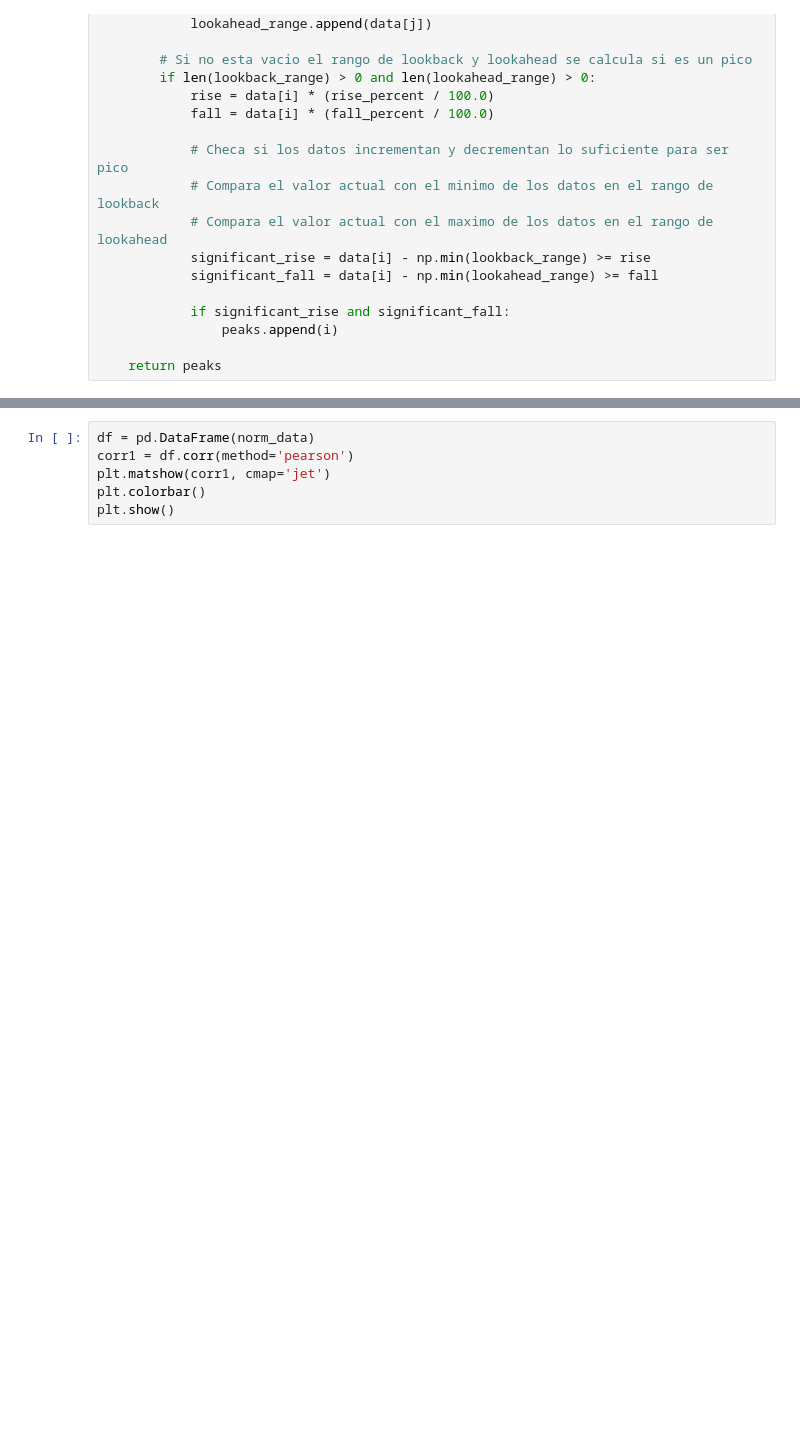
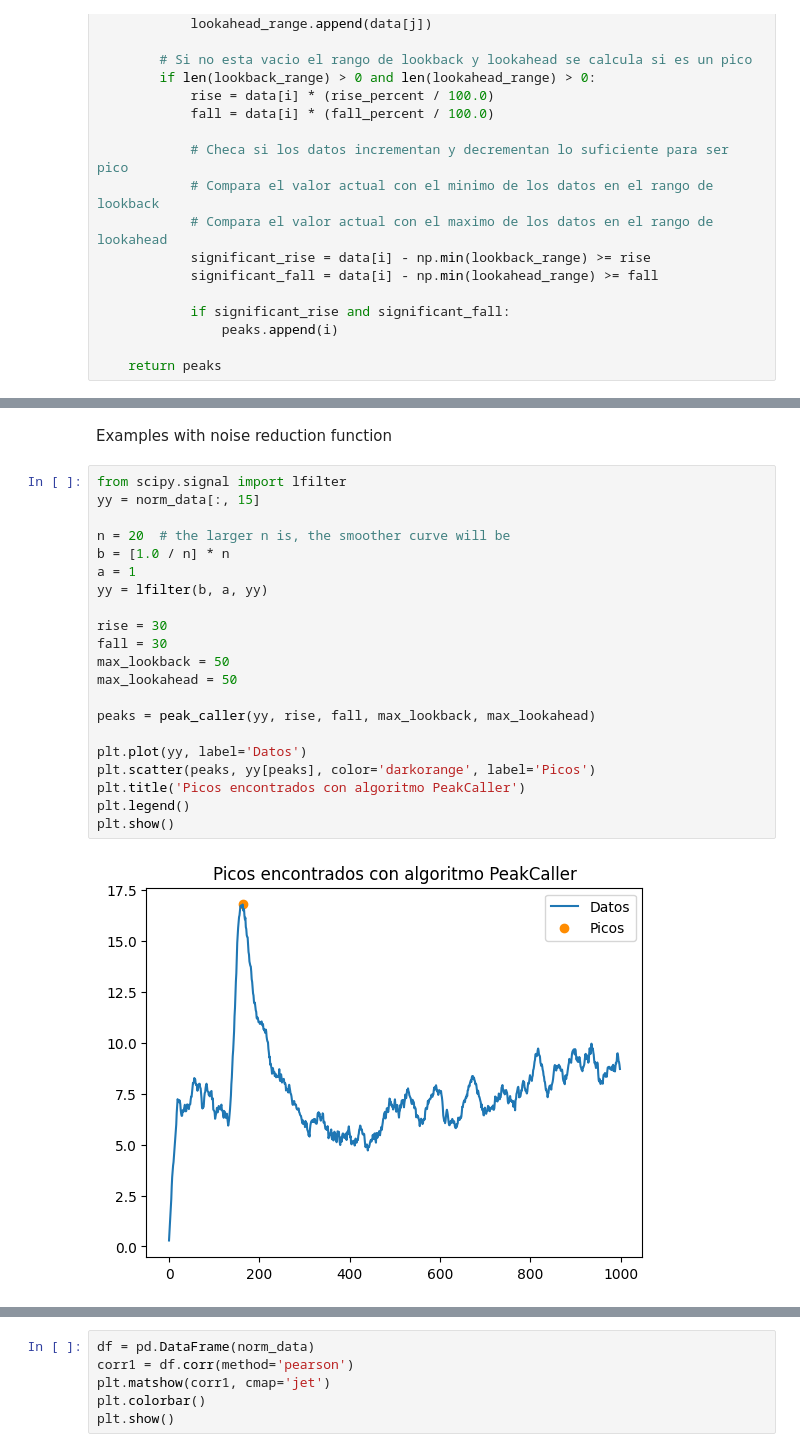
Before and after one commit to SergioCruzUnamIA/NecLabUNAM, a Jupyter notebook: signal_real_correlation2_panda-norm-Linear.ipynb, the cells around one changed output, grey strips where cells are left out. Cells and saved outputs as stored; diff of their text form; blank space fills up the shorter version.

```diff
--- a/signal_real_correlation2_panda-norm-Linear.ipynb
+++ b/signal_real_correlation2_panda-norm-Linear.ipynb
@@ -141,0 +147,25 @@ plt.show()
+# %% [markdown]
+Examples with noise reduction function
+# %%
+from scipy.signal import lfilter
+yy = norm_data[:, 15]
+
+n = 20  # the larger n is, the smoother curve will be
+b = [1.0 / n] * n
+a = 1
+yy = lfilter(b, a, yy)
+
+rise = 30
+fall = 30
+max_lookback = 50
+max_lookahead = 50
+
+peaks = peak_caller(yy, rise, fall, max_lookback, max_lookahead)
+
+plt.plot(yy, label='Datos')
+plt.scatter(peaks, yy[peaks], color='darkorange', label='Picos')
+plt.title('Picos encontrados con algoritmo PeakCaller')
+plt.legend()
+plt.show()
+# %% [output]
+[figure, added]
```
Also changed, not shown: parts of 23 cells of this notebook.
